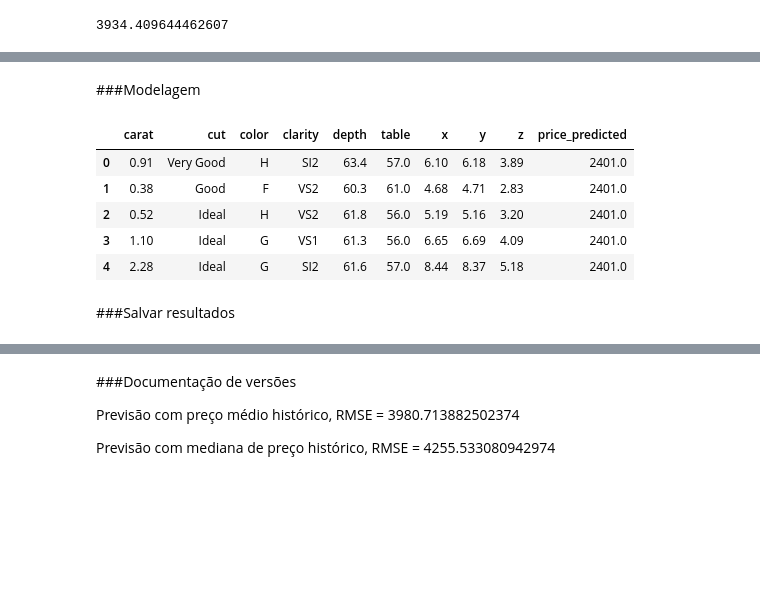
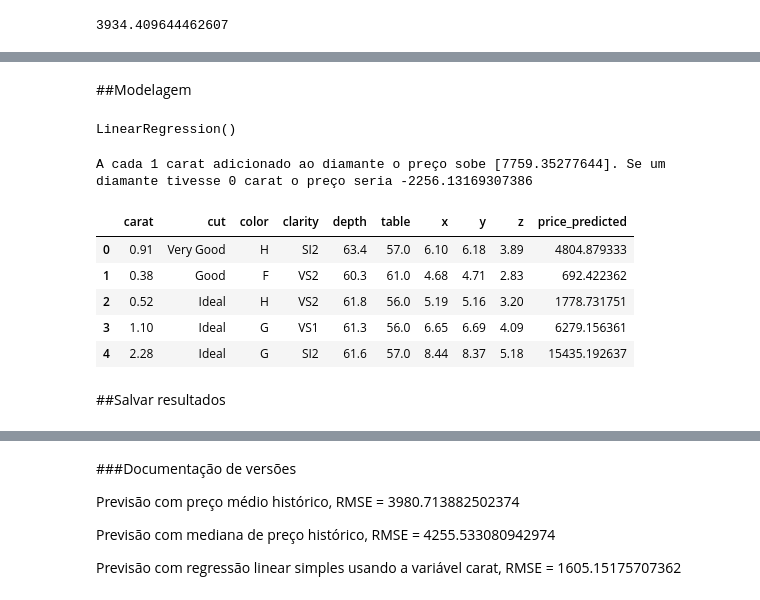
Before and after one commit to lenagrumbach/diamond_price_prediction, a Jupyter notebook: projeto_regressao_linear.ipynb, the cells around one changed output, grey strips where cells are left out. Saved outputs shown, nothing was run; the diff lists cells and outputs as text; code cells hidden in the pictures; blank space fills up the shorter version.

```diff
--- a/projeto_regressao_linear.ipynb
+++ b/projeto_regressao_linear.ipynb
@@ -41,2 +98,2 @@ df_diamonds['price'].mean()
 # %% [markdown]
-###Modelagem
+##Modelagem
@@ -45,14 +100,30 @@ df_rick_diamonds['price_predicted'] = df_diamonds['price'].median()
+# %%
+X = df_diamonds[['carat']]
+y = df_diamonds['price']
+# %%
+modelo_diamonds = LinearRegression()
+# %%
+modelo_diamonds.fit(X,y)
+# %% [output]
+LinearRegression()
+# %%
+print(f"A cada 1 carat adicionado ao diamante o preço sobe {modelo_diamonds.coef_}. Se um diamante tivesse 0 carat o preço seria {modelo_diamonds.intercept_}")
+# %% [output]
+A cada 1 carat adicionado ao diamante o preço sobe [7759.35277644]. Se um diamante tivesse 0 carat o preço seria -2256.13169307386
+# %%
+predict = modelo_diamonds.predict(df_rick_diamonds[['carat']])
 # %%
+df_rick_diamonds['price_predicted'] = predict
 df_rick_diamonds.head()
 # %% [output]
 |  | carat | cut | color | clarity | depth | table | x | y | z | price_predicted |
-| 0 | 0.91 | Very Good | H | SI2 | 63.4 | 57.0 | 6.10 | 6.18 | 3.89 | 2401.0 |
-| 1 | 0.38 | Good | F | VS2 | 60.3 | 61.0 | 4.68 | 4.71 | 2.83 | 2401.0 |
-| 2 | 0.52 | Ideal | H | VS2 | 61.8 | 56.0 | 5.19 | 5.16 | 3.20 | 2401.0 |
-| 3 | 1.10 | Ideal | G | VS1 | 61.3 | 56.0 | 6.65 | 6.69 | 4.09 | 2401.0 |
-| 4 | 2.28 | Ideal | G | SI2 | 61.6 | 57.0 | 8.44 | 8.37 | 5.18 | 2401.0 |
+| 0 | 0.91 | Very Good | H | SI2 | 63.4 | 57.0 | 6.10 | 6.18 | 3.89 | 4804.879333 |
+| 1 | 0.38 | Good | F | VS2 | 60.3 | 61.0 | 4.68 | 4.71 | 2.83 | 692.422362 |
+| 2 | 0.52 | Ideal | H | VS2 | 61.8 | 56.0 | 5.19 | 5.16 | 3.20 | 1778.731751 |
+| 3 | 1.10 | Ideal | G | VS1 | 61.3 | 56.0 | 6.65 | 6.69 | 4.09 | 6279.156361 |
+| 4 | 2.28 | Ideal | G | SI2 | 61.6 | 57.0 | 8.44 | 8.37 | 5.18 | 15435.192637 |
 # %% [markdown]
-###Salvar resultados
+##Salvar resultados
 # %%
 df_rick_diamonds.to_csv('diamonds_return.csv')
 # %%
@@ -67,3 +138,5 @@ files.download('diamonds_return.csv')
 Previsão com preço médio histórico, RMSE = 3980.713882502374
 
 Previsão com mediana de preço histórico, RMSE = 4255.533080942974
+
+Previsão com regressão linear simples usando a variável carat, RMSE = 1605.15175707362
```
Also changed, not shown: parts of 12 cells of this notebook.
